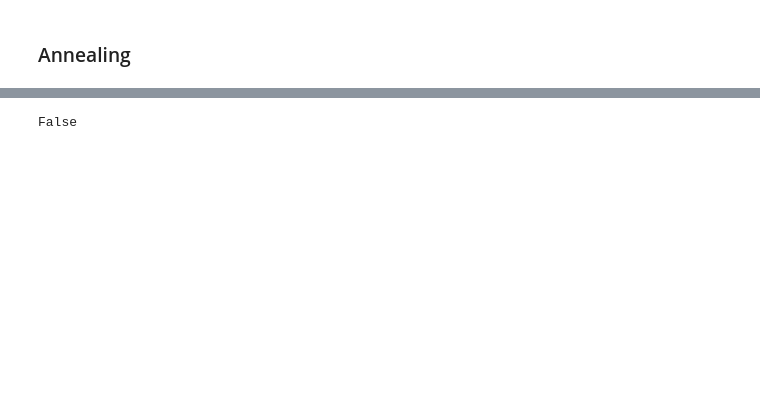
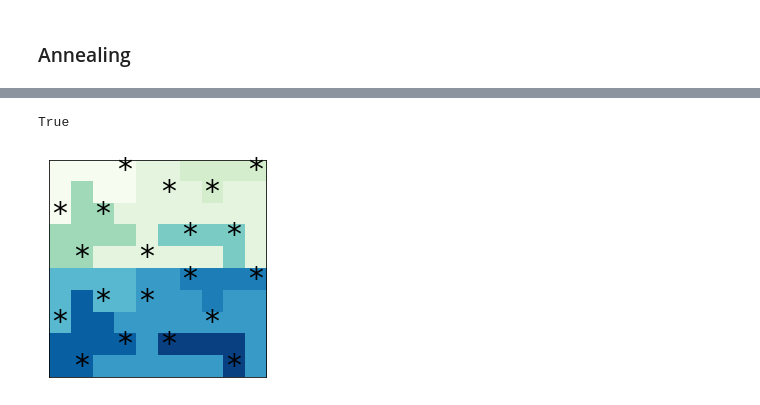
Before and after one commit to iQuHACK/2021_patoLogic, a Jupyter notebook: notebooks/sagar.ipynb, the cells around one changed output, grey strips where cells are left out. Drawn from its saved outputs; the diff is of its cells as text; code cells hidden in the pictures; blank space fills up the shorter version.

```diff
--- a/notebooks/sagar.ipynb
+++ b/notebooks/sagar.ipynb
@@ -129,7 +130,7 @@ regions = [
 ]
 
 for region in regions:
-    Q += region_constraint(region, nstars)
+    Q = Q + region_constraint(region, nstars)
 # %% [markdown]
 ### Annealing
 # %%
@@ -139,6 +140,6 @@ import neal
 sampler = neal.SimulatedAnnealingSampler()
 # %%
 # Try Sampling
-sampleset = sampler.sample_qubo(Q, num_reads=100)
+sampleset = sampler.sample_qubo(Q, num_reads=400)
 print(sampleset)
 # %% [output]
@@ -162,4 +163,6 @@ print(sampleset)
 # %%
+"""Solution checks"""
+
 def region_criterion(sample, region: list, nstars: int):
     '''Check if :sample: respects :region: criterion'''
     region_sum = sum(sample[x(i, j)] for (i, j) in region)
@@ -177,11 +180,11 @@ def proximity_criterion(sample):
 def confirm_solution(sample, regions, nstars):
     '''Check if sample corresponds solves problem'''
     for region in regions:
-        if region_criterion(sample, region, nstars) == False:
+        if not region_criterion(sample, region, nstars):
             return False
 
-    if proximity_criterion(sample) == False:
-            return False
+    if not proximity_criterion(sample):
+        return False
 
     return True
 # %%
@@ -204,7 +207,3 @@ def sample_to_plot(grid, sample):
     for (i, j) in star_positions:
         solution[i, j] = 1
     draw_puzzle(grid, solution)
-# %%
-for sample in sampleset:
-    # if confirm_solution(sample, regions, nstars):
-        sample_to_plot(grid, sample)
@@ -225,4 +210,12 @@ for sample in sampleset:
-# %%
-confirm_solution(array_to_sample(star), regions, nstars)
-# %% [output]
-False
+# %%
+sorted_records = sorted(sampleset.record, key=lambda r: r.energy)
+variables = sampleset.variables
+for record in sorted_records:
+    sample = {x_ij: value for x_ij, value in zip(variables, record.sample)}
+    energy = record.energy
+    if energy < -119.5:
+        print(confirm_solution(sample, regions, nstars))
+        sample_to_plot(grid, sample)
+# %% [output]
+True
+[figure, added]
```
Also changed, not shown: parts of 4 cells of this notebook.
